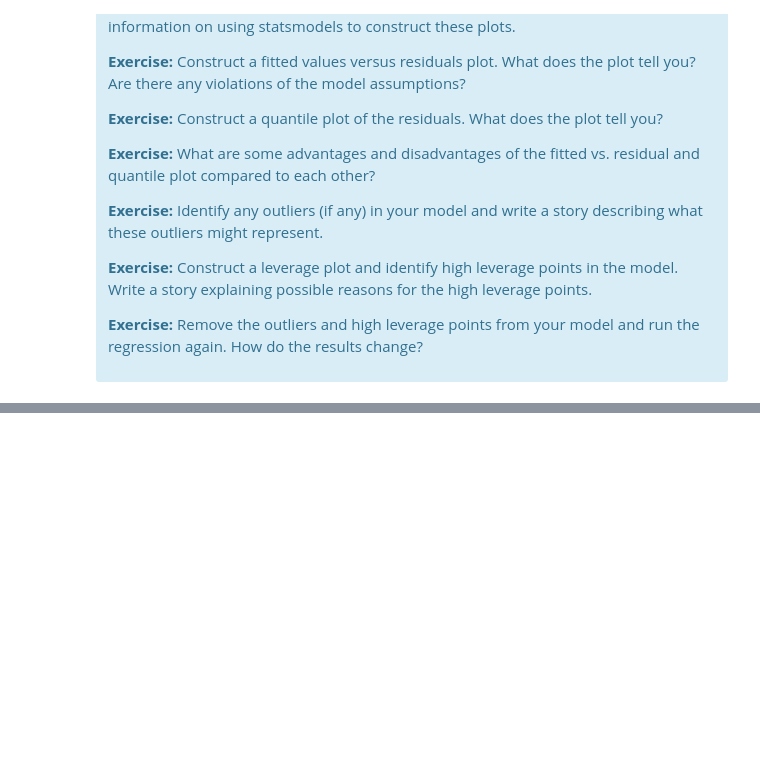
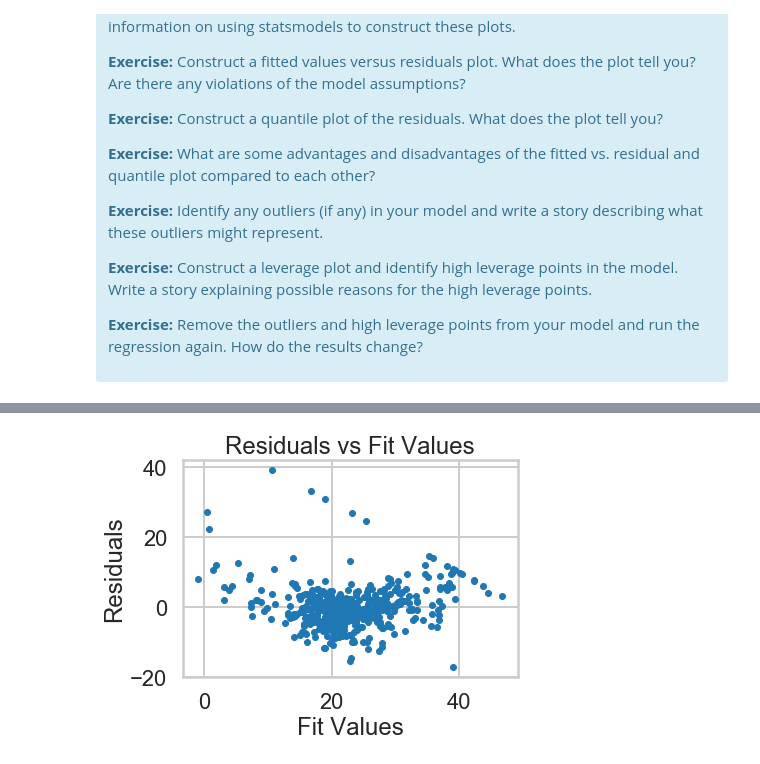
Before and after one commit to andrewdkrog/Projects, a Jupyter notebook: Boston_Housing/linear_regression/Mini_Project_Linear_Regression.ipynb, the cells around one changed output, grey strips where cells are left out. Drawn from its saved outputs; the diff is of its cells as text; code cells hidden in the pictures; blank space fills up the shorter version.

```diff
--- a/Boston_Housing/linear_regression/Mini_Project_Linear_Regression.ipynb
+++ b/Boston_Housing/linear_regression/Mini_Project_Linear_Regression.ipynb
@@ -876,0 +877,11 @@ There are some other issues that are important investigate with linear regressio
+# %%
+# Fit the reduced model with three variables
+lm = ols('PRICE ~ PTRATIO + CRIM + RM',bos).fit()
+
+plt.plot(lm.fittedvalues, lm.resid, marker='.', linestyle='none')
+plt.ylabel('Residuals')
+plt.xlabel('Fit Values')
+plt.title('Residuals vs Fit Values')
+plt.show()
+# %% [output]
+[figure, added]
```
Also changed, not shown: parts of 12 cells of this notebook.
